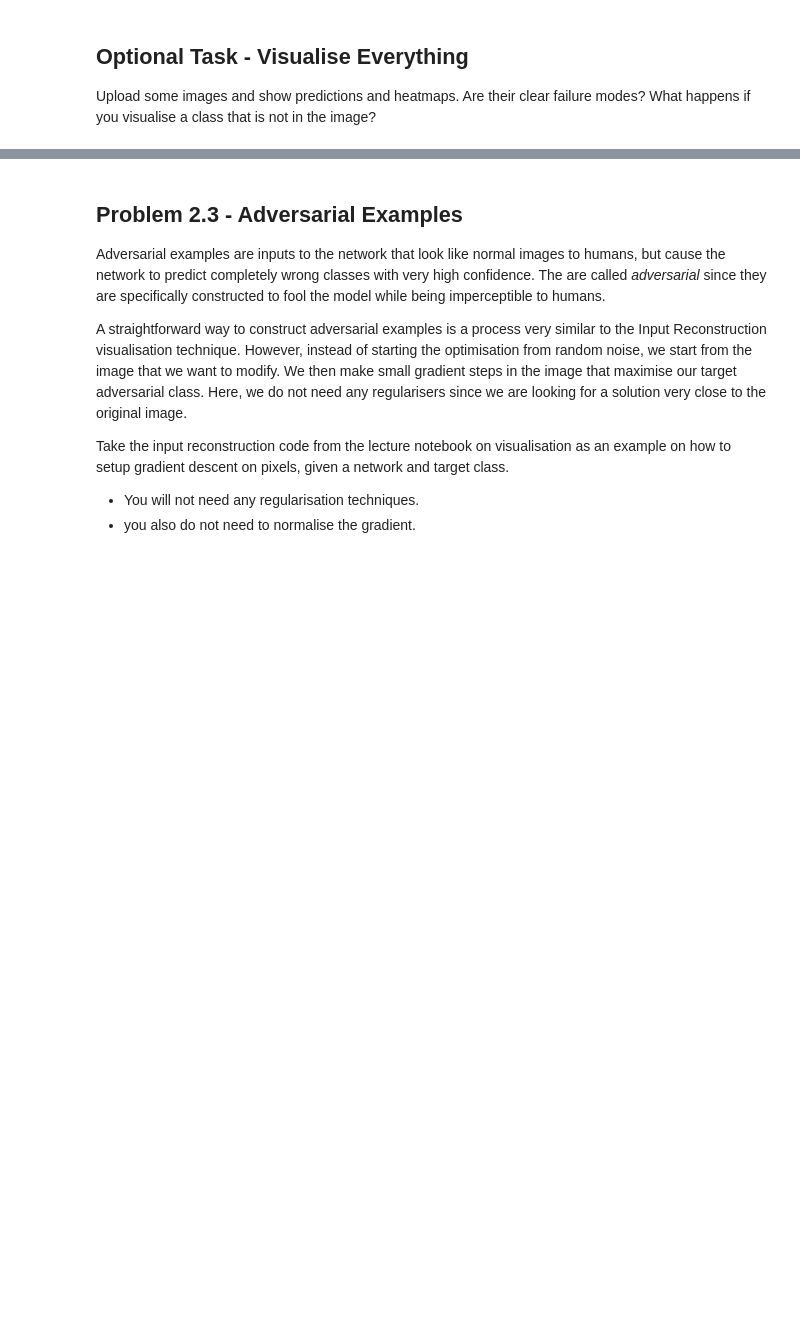
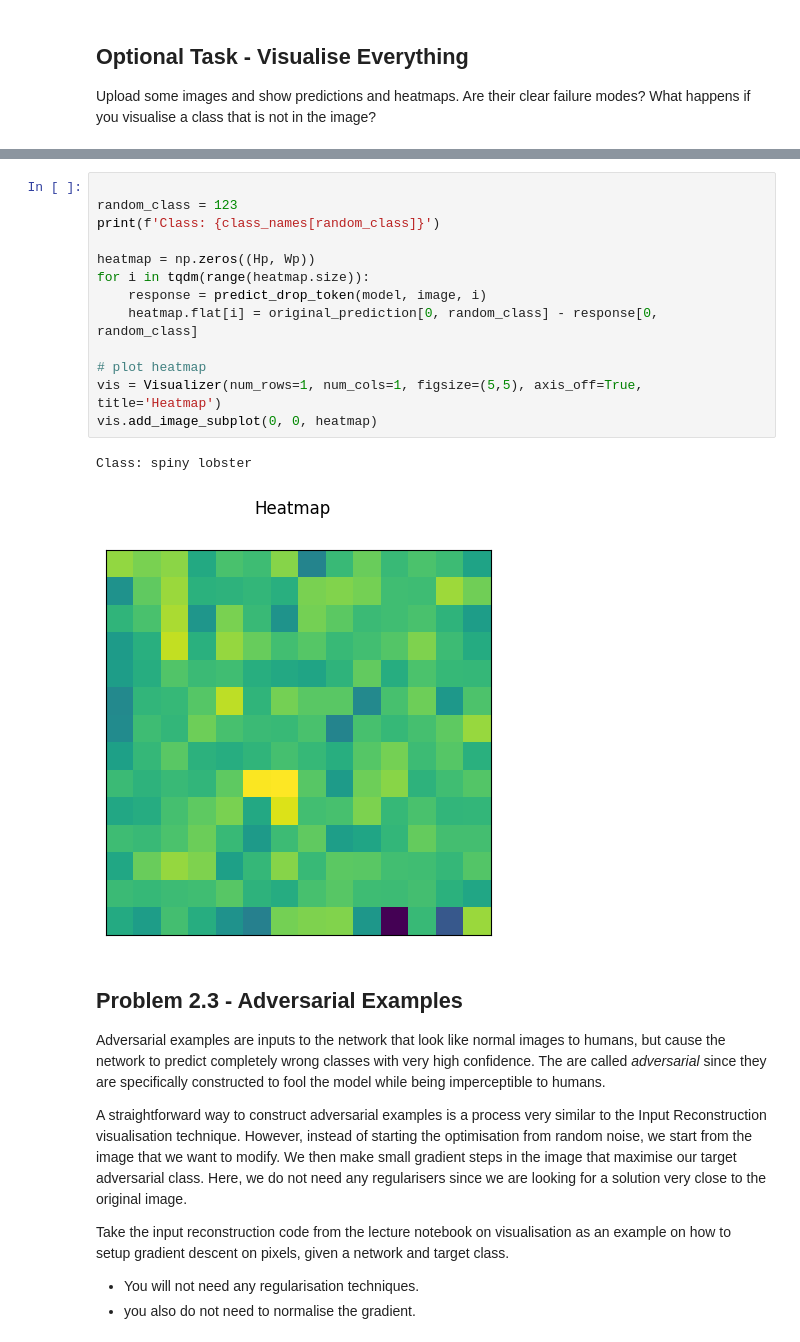
Before and after one commit to BrindanYasodaran/CVIS-oxford, a Jupyter notebook: practical2.ipynb, the cells around one changed output, grey strips where cells are left out. Drawn from its saved outputs; the diff is of its cells as text; blank space fills up the shorter version.

```diff
--- a/practical2.ipynb
+++ b/practical2.ipynb
@@ -625,3 +676,19 @@ Upload some images and show predictions and heatmaps. Are their clear failure mo
+# %%
+
+random_class = 123
+print(f'Class: {class_names[random_class]}')
+
+heatmap = np.zeros((Hp, Wp))
+for i in tqdm(range(heatmap.size)):
+    response = predict_drop_token(model, image, i)
+    heatmap.flat[i] = original_prediction[0, random_class] - response[0, random_class]
+
+# plot heatmap
+vis = Visualizer(num_rows=1, num_cols=1, figsize=(5,5), axis_off=True, title='Heatmap')
+vis.add_image_subplot(0, 0, heatmap)
+# %% [output]
+Class: spiny lobster
+[figure, added]
 # %% [markdown]
 ## Problem 2.3 - Adversarial Examples
 
```
Also changed, not shown: parts of 4 cells of this notebook.
